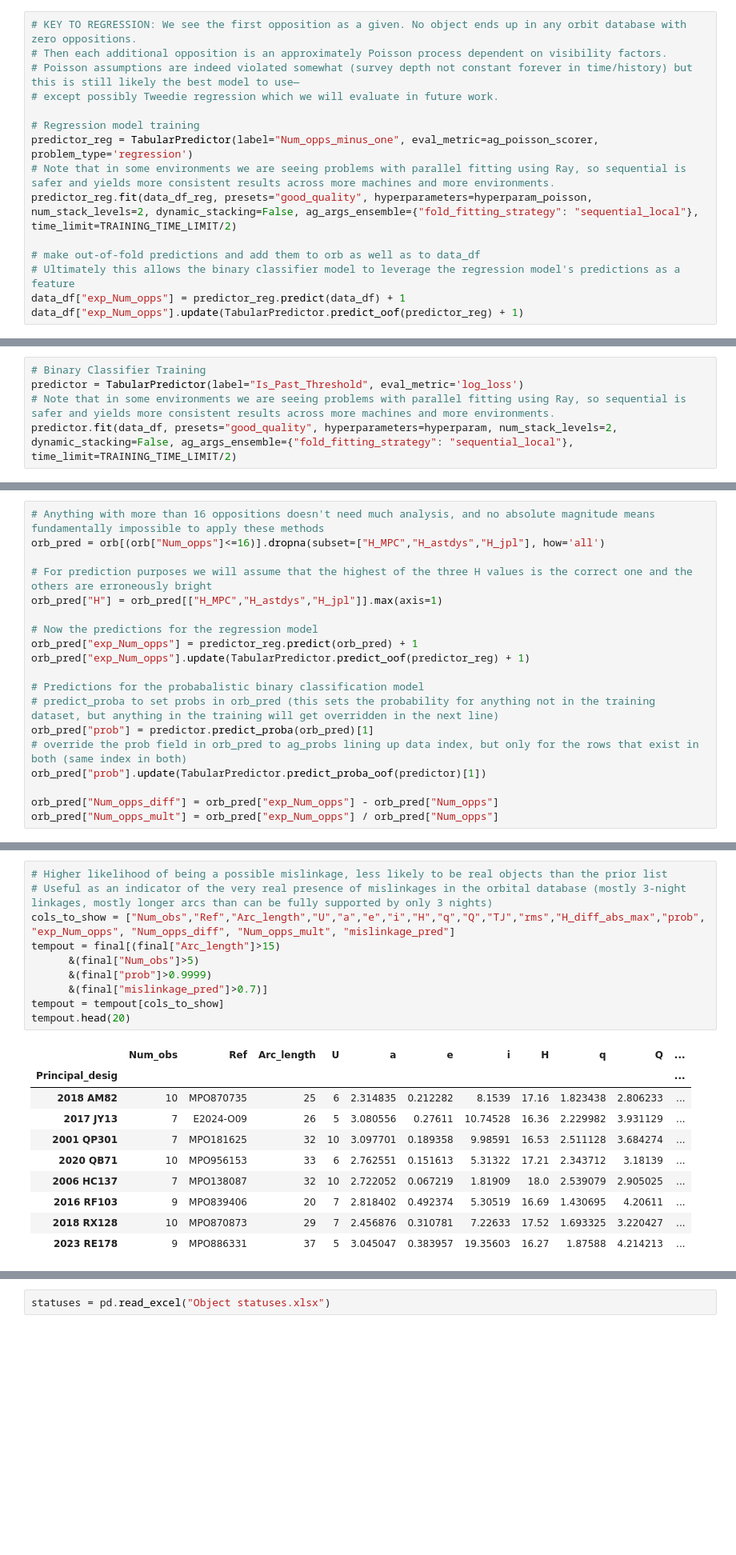
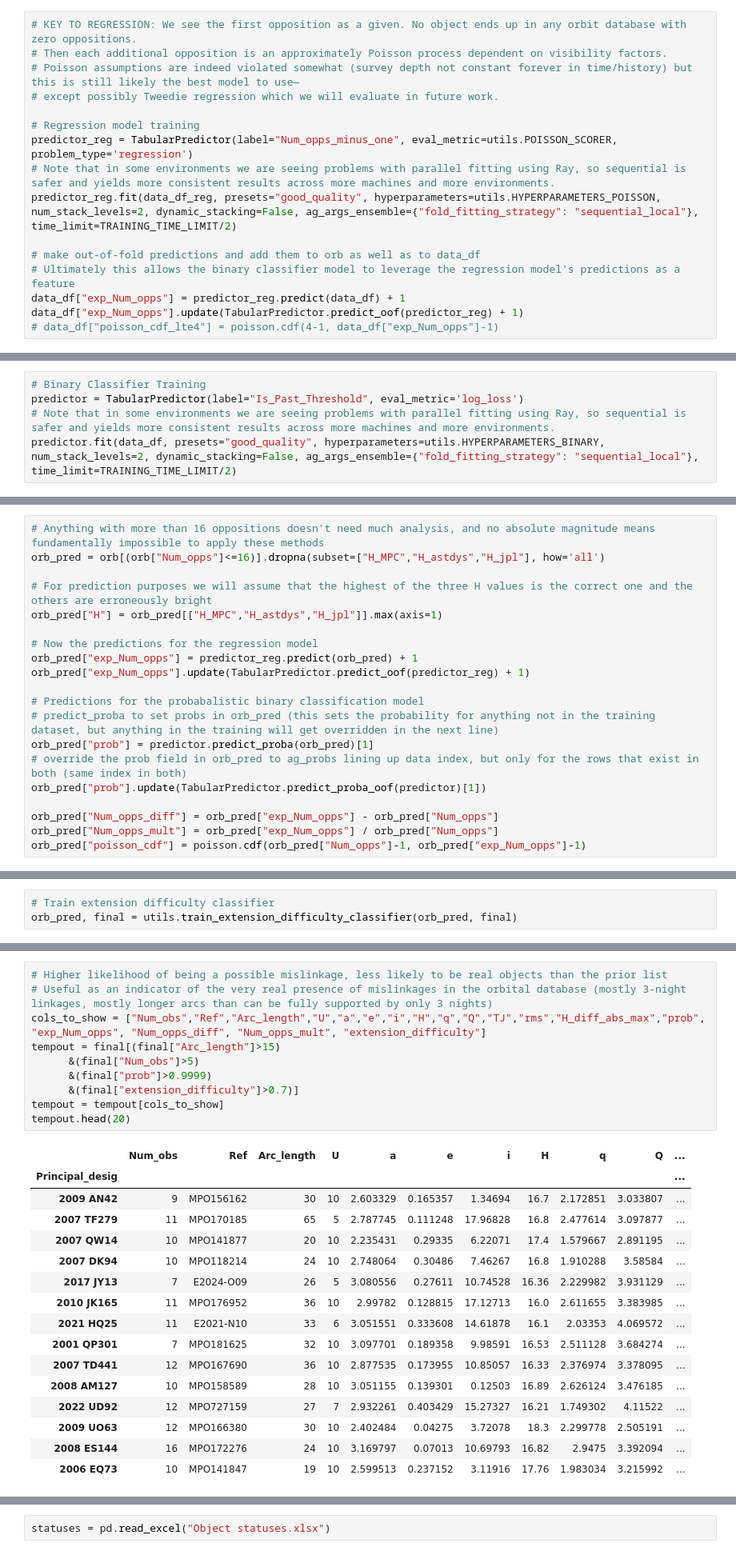
Before and after one commit to AstML/ActivitySCOPE, a Jupyter notebook: ActivitySCOPE_simplified_demo.ipynb, the cells around one changed output, grey strips where cells are left out. Shown at 80% size. Cells and saved outputs as stored; diff of their text form; blank space fills up the shorter version.

```diff
--- a/ActivitySCOPE_simplified_demo.ipynb
+++ b/ActivitySCOPE_simplified_demo.ipynb
@@ -369,12 +174,13 @@ ag_tweedie_scorer = make_scorer(
 # except possibly Tweedie regression which we will evaluate in future work.
 
 # Regression model training
-predictor_reg = TabularPredictor(label="Num_opps_minus_one", eval_metric=ag_poisson_scorer, problem_type='regression')
+predictor_reg = TabularPredictor(label="Num_opps_minus_one", eval_metric=utils.POISSON_SCORER, problem_type='regression')
 # Note that in some environments we are seeing problems with parallel fitting using Ray, so sequential is safer and yields more consistent results across more machines and more environments.
-predictor_reg.fit(data_df_reg, presets="good_quality", hyperparameters=hyperparam_poisson, num_stack_levels=2, dynamic_stacking=False, ag_args_ensemble={"fold_fitting_strategy": "sequential_local"}, time_limit=TRAINING_TIME_LIMIT/2)
+predictor_reg.fit(data_df_reg, presets="good_quality", hyperparameters=utils.HYPERPARAMETERS_POISSON, num_stack_levels=2, dynamic_stacking=False, ag_args_ensemble={"fold_fitting_strategy": "sequential_local"}, time_limit=TRAINING_TIME_LIMIT/2)
 
 # make out-of-fold predictions and add them to orb as well as to data_df
 # Ultimately this allows the binary classifier model to leverage the regression model's predictions as a feature
 data_df["exp_Num_opps"] = predictor_reg.predict(data_df) + 1
 data_df["exp_Num_opps"].update(TabularPredictor.predict_oof(predictor_reg) + 1)
+# data_df["poisson_cdf_lte4"] = poisson.cdf(4-1, data_df["exp_Num_opps"]-1)
 # %% [output]
@@ -435,5 +205,5 @@ For example, when doing 'df[col].method(value, inplace=True)', try using 'df.met
 # Binary Classifier Training
 predictor = TabularPredictor(label="Is_Past_Threshold", eval_metric='log_loss')
 # Note that in some environments we are seeing problems with parallel fitting using Ray, so sequential is safer and yields more consistent results across more machines and more environments.
-predictor.fit(data_df, presets="good_quality", hyperparameters=hyperparam, num_stack_levels=2, dynamic_stacking=False, ag_args_ensemble={"fold_fitting_strategy": "sequential_local"}, time_limit=TRAINING_TIME_LIMIT/2)
+predictor.fit(data_df, presets="good_quality", hyperparameters=utils.HYPERPARAMETERS_BINARY, num_stack_levels=2, dynamic_stacking=False, ag_args_ensemble={"fold_fitting_strategy": "sequential_local"}, time_limit=TRAINING_TIME_LIMIT/2)
 # %% [output]
@@ -513,4 +248,5 @@ orb_pred["prob"].update(TabularPredictor.predict_proba_oof(predictor)[1])
 
 orb_pred["Num_opps_diff"] = orb_pred["exp_Num_opps"] - orb_pred["Num_opps"]
 orb_pred["Num_opps_mult"] = orb_pred["exp_Num_opps"] / orb_pred["Num_opps"]
+orb_pred["poisson_cdf"] = poisson.cdf(orb_pred["Num_opps"]-1, orb_pred["exp_Num_opps"]-1)
 # %% [output]
@@ -785,0 +280,3 @@ tempout.head(20)
+# %%
+# Train extension difficulty classifier
+orb_pred, final = utils.train_extension_difficulty_classifier(orb_pred, final)
@@ -819,23 +914,29 @@ tempout.head(20)
 # %%
 # Higher likelihood of being a possible mislinkage, less likely to be real objects than the prior list
 # Useful as an indicator of the very real presence of mislinkages in the orbital database (mostly 3-night linkages, mostly longer arcs than can be fully supported by only 3 nights)
-cols_to_show = ["Num_obs","Ref","Arc_length","U","a","e","i","H","q","Q","TJ","rms","H_diff_abs_max","prob", "exp_Num_opps", "Num_opps_diff", "Num_opps_mult", "mislinkage_pred"]
+cols_to_show = ["Num_obs","Ref","Arc_length","U","a","e","i","H","q","Q","TJ","rms","H_diff_abs_max","prob", "exp_Num_opps", "Num_opps_diff", "Num_opps_mult", "extension_difficulty"]
 tempout = final[(final["Arc_length"]>15)
       &(final["Num_obs"]>5)
       &(final["prob"]>0.9999)
-      &(final["mislinkage_pred"]>0.7)]
+      &(final["extension_difficulty"]>0.7)]
 tempout = tempout[cols_to_show]
 tempout.head(20)
 # %% [output]
 |  | Num_obs | Ref | Arc_length | U | a | e | i | H | q | Q | ... |
 | Principal_desig |  |  |  |  |  |  |  |  |  |  | ... |
-| 2018 AM82 | 10 | MPO870735 | 25 | 6 | 2.314835 | 0.212282 | 8.1539 | 17.16 | 1.823438 | 2.806233 | ... |
+| 2009 AN42 | 9 | MPO156162 | 30 | 10 | 2.603329 | 0.165357 | 1.34694 | 16.7 | 2.172851 | 3.033807 | ... |
+| 2007 TF279 | 11 | MPO170185 | 65 | 5 | 2.787745 | 0.111248 | 17.96828 | 16.8 | 2.477614 | 3.097877 | ... |
+| 2007 QW14 | 10 | MPO141877 | 20 | 10 | 2.235431 | 0.29335 | 6.22071 | 17.4 | 1.579667 | 2.891195 | ... |
+| 2007 DK94 | 10 | MPO118214 | 24 | 10 | 2.748064 | 0.30486 | 7.46267 | 16.8 | 1.910288 | 3.58584 | ... |
 | 2017 JY13 | 7 | E2024-O09 | 26 | 5 | 3.080556 | 0.27611 | 10.74528 | 16.36 | 2.229982 | 3.931129 | ... |
+| 2010 JK165 | 11 | MPO176952 | 36 | 10 | 2.99782 | 0.128815 | 17.12713 | 16.0 | 2.611655 | 3.383985 | ... |
+| 2021 HQ25 | 11 | E2021-N10 | 33 | 6 | 3.051551 | 0.333608 | 14.61878 | 16.1 | 2.03353 | 4.069572 | ... |
 | 2001 QP301 | 7 | MPO181625 | 32 | 10 | 3.097701 | 0.189358 | 9.98591 | 16.53 | 2.511128 | 3.684274 | ... |
-| 2020 QB71 | 10 | MPO956153 | 33 | 6 | 2.762551 | 0.151613 | 5.31322 | 17.21 | 2.343712 | 3.18139 | ... |
-| 2006 HC137 | 7 | MPO138087 | 32 | 10 | 2.722052 | 0.067219 | 1.81909 | 18.0 | 2.539079 | 2.905025 | ... |
-| 2016 RF103 | 9 | MPO839406 | 20 | 7 | 2.818402 | 0.492374 | 5.30519 | 16.69 | 1.430695 | 4.20611 | ... |
-| 2018 RX128 | 10 | MPO870873 | 29 | 7 | 2.456876 | 0.310781 | 7.22633 | 17.52 | 1.693325 | 3.220427 | ... |
-| 2023 RE178 | 9 | MPO886331 | 37 | 5 | 3.045047 | 0.383957 | 19.35603 | 16.27 | 1.87588 | 4.214213 | ... |
+| 2007 TD441 | 12 | MPO167690 | 36 | 10 | 2.877535 | 0.173955 | 10.85057 | 16.33 | 2.376974 | 3.378095 | ... |
+| 2008 AM127 | 10 | MPO158589 | 28 | 10 | 3.051155 | 0.139301 | 0.12503 | 16.89 | 2.626124 | 3.476185 | ... |
+| 2022 UD92 | 12 | MPO727159 | 27 | 7 | 2.932261 | 0.403429 | 15.27327 | 16.21 | 1.749302 | 4.11522 | ... |
+| 2009 UO63 | 12 | MPO166380 | 30 | 10 | 2.402484 | 0.04275 | 3.72078 | 18.3 | 2.299778 | 2.505191 | ... |
+| 2008 ES144 | 16 | MPO172276 | 24 | 10 | 3.169797 | 0.07013 | 10.69793 | 16.82 | 2.9475 | 3.392094 | ... |
+| 2006 EQ73 | 10 | MPO141847 | 19 | 10 | 2.599513 | 0.237152 | 3.11916 | 17.76 | 1.983034 | 3.215992 | ... |
 # %%
 # Another list which may largely be mislinkages (2-opp mislinkages are more common than we would like)
```
Also changed, not shown: parts of 92 cells of this notebook, 14 other files.
